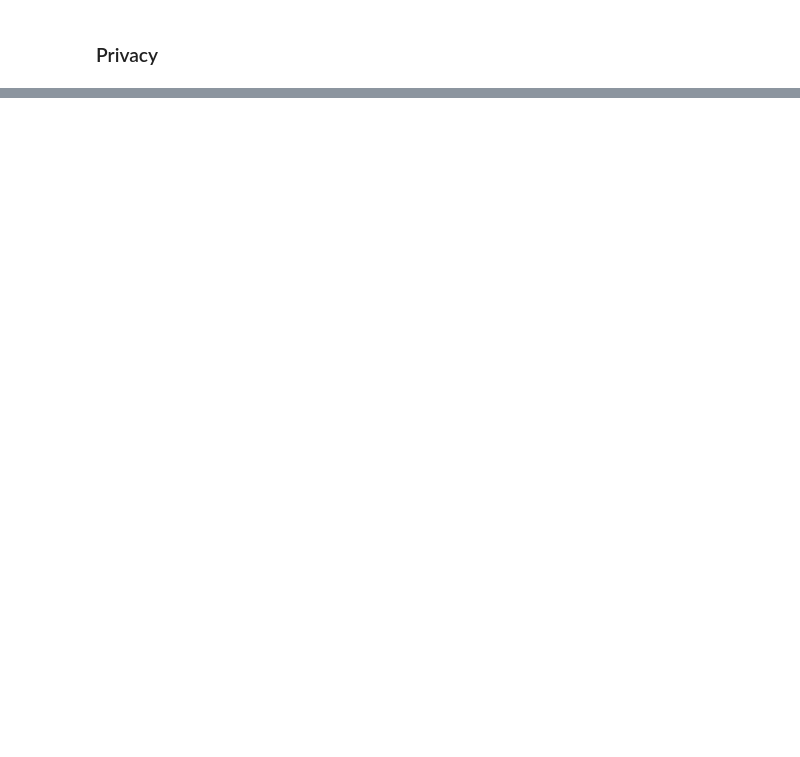
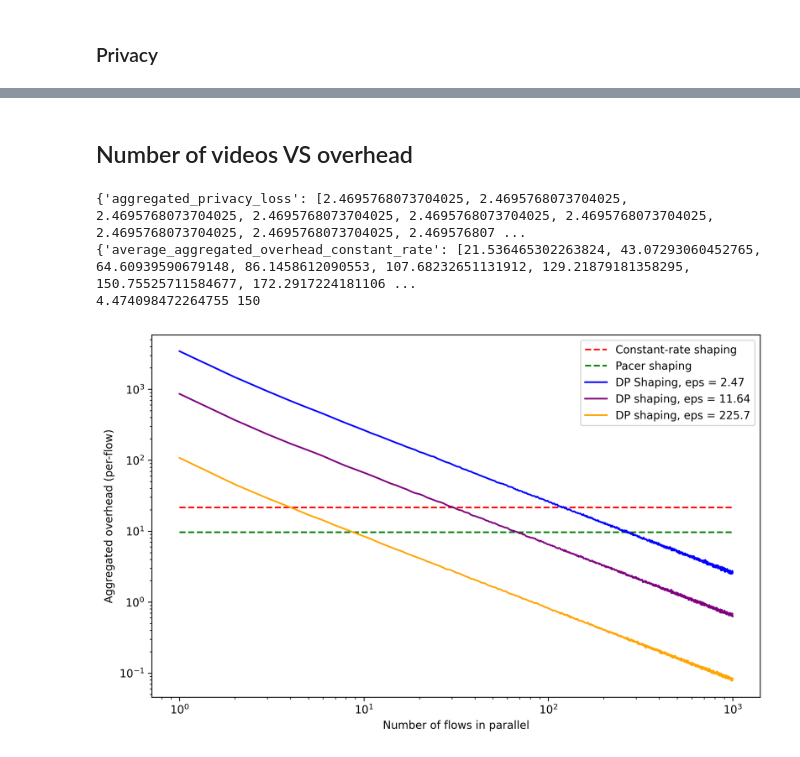
Before and after one commit to ubc-systopia/netshaper, a Jupyter notebook: simulator/plotting.ipynb, the cells around one changed output, grey strips where cells are left out. Drawn from its saved outputs; the diff is of its cells as text; code cells hidden in the pictures; blank space fills up the shorter version.

```diff
--- a/simulator/plotting.ipynb
+++ b/simulator/plotting.ipynb
@@ -183,0 +346,58 @@ print(results)
+# %% [markdown]
+## Number of videos VS overhead
+# %%
+
+
+results_dir = "/home/ubuntu/results/number_of_traces_vs_overhead_(2023-04-27_22-15)/results.pkl"
+
+baseline_results_dir = "/home/ubuntu/results/number_of_traces_vs_overhead_(2023-04-27_22-15)/baseline_results.pkl"
+
+results = pickle.load(open(results_dir, 'rb'))
+baseline_results = pickle.load(open(baseline_results_dir, 'rb'))
+print(results)
+print(baseline_results)
+aggregated_overhead = results['average_aggregated_overhead']
+number_of_videos = results['video_num']
+aggregated_overhead_constant_rate = baseline_results['average_aggregated_overhead_constant_rate'][0]
+aggregated_overhead_pacer = baseline_results['average_aggregated_overhead_pacer'][0]
+
+fig, ax = plt.subplots(dpi=300, figsize=(10, 6))
+
+ax.loglog([np.min(number_of_videos), np.max(number_of_videos)], [aggregated_overhead_constant_rate, aggregated_overhead_constant_rate], 'r--', label='Constant-rate shaping')
+ax.loglog([np.min(number_of_videos), np.max(number_of_videos)], [aggregated_overhead_pacer, aggregated_overhead_pacer], 'g--', label='Pacer shaping')
+
+# Set axis labels and legend
+
+
+eps = round(results['aggregated_privacy_loss'][0], 2)
+ax.loglog(number_of_videos, aggregated_overhead, '-', color='blue', label=f'DP Shaping, eps = {eps}')
+
+results_dir = "/home/ubuntu/results/number_of_traces_vs_overhead_(2023-04-27_20-37)/results.pkl"
+results = pickle.load(open(results_dir, 'rb'))
+aggregated_overhead = results['average_aggregated_overhead']
+eps = round(results['aggregated_privacy_loss'][0], 2)
+ax.loglog(number_of_videos, aggregated_overhead, '-', color='purple', label=f'DP shaping, eps = {eps}')
+
+print(aggregated_overhead[148], number_of_videos[148])
+
+
+results_dir = "/home/ubuntu/results/number_of_traces_vs_overhead_(2023-04-27_22-00)/results.pkl"
+results = pickle.load(open(results_dir, 'rb'))
+aggregated_overhead = results['average_aggregated_overhead']
+eps = round(results['aggregated_privacy_loss'][0], 2)
+ax.loglog(number_of_videos, aggregated_overhead, '-', color='orange', label=f'DP shaping, eps = {eps}')
+
+
+
+
+
+ax.set_xlabel('Number of flows in parallel')
+ax.set_ylabel('Aggregated overhead (per-flow)')
+ax.legend()
+# Show the plot
+plt.show()
+# %% [output]
+{'aggregated_privacy_loss': [2.4695768073704025, 2.4695768073704025, 2.4695768073704025, 2.4695768073704025, 2.4695768073704025, 2.4695768073704025, 2.4695768073704025, 2.4695768073704025, 2.469576807 ...
+{'average_aggregated_overhead_constant_rate': [21.536465302263824, 43.07293060452765, 64.60939590679148, 86.1458612090553, 107.68232651131912, 129.21879181358295, 150.75525711584677, 172.2917224181106 ...
+4.474098472264755 150
+[figure, added]
```
Also changed, not shown: parts of 8 cells of this notebook, 7 other files.
